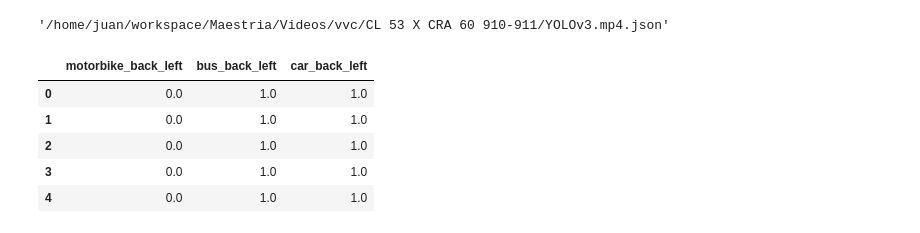
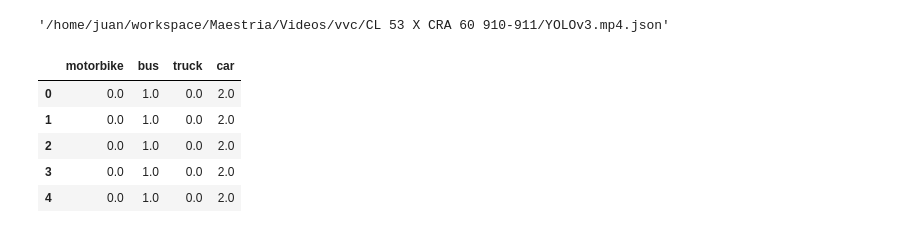
Before and after one commit to vvc-unal/vvc, a Jupyter notebook: notebooks/Results.ipynb, the cells around one changed output. Saved outputs shown, nothing was run; the diff lists cells and outputs as text; code cells hidden in the pictures.

```diff
--- a/notebooks/Results.ipynb
+++ b/notebooks/Results.ipynb
@@ -81,40 +84,40 @@ def counts_cvat_to_df(in_file):
             for box in track:
                 frame_id = box.get('frame')
                 if not frame_id in test_annotations:
                     test_annotations[frame_id] = {}
                     v_type = None
                     lr_side = None
                     fb_side = None
                 for attribute in box:
                     if attribute.get('name') == 'type':
                         v_type = attribute.text
                     elif attribute.get('name') == 'LR_side':
                         lr_side = attribute.text
                     elif attribute.get('name') == 'FB_side':
                         fb_side = attribute.text if attribute.text != '__undefined__' else 'back'
-                tag = v_type + '_' + fb_side + '_' + lr_side
+                tag = v_type #+ '_' + fb_side + '_' + lr_side
 
                 if not tag in test_annotations[frame_id]:
                     test_annotations[frame_id][tag] = 0
                 test_annotations[frame_id][tag] += 1
 
 
     df = pd.DataFrame.from_dict(test_annotations, orient='index')
     df = df.fillna(0)
     df = df.set_index(pd.to_numeric(df.index))
     df = df.sort_index(kind='mergesort')
 
     return df
 
 test = counts_cvat_to_df(test_file)
 test.iloc[:].head()
 # %% [output]
-|  | motorbike_back_left | bus_back_left | car_back_left |
-| 0 | 0.0 | 1.0 | 1.0 |
-| 1 | 0.0 | 1.0 | 1.0 |
-| 2 | 0.0 | 1.0 | 1.0 |
-| 3 | 0.0 | 1.0 | 1.0 |
-| 4 | 0.0 | 1.0 | 1.0 |
+|  | motorbike | bus | truck | car |
+| 0 | 0.0 | 1.0 | 0.0 | 2.0 |
+| 1 | 0.0 | 1.0 | 0.0 | 2.0 |
+| 2 | 0.0 | 1.0 | 0.0 | 2.0 |
+| 3 | 0.0 | 1.0 | 0.0 | 2.0 |
+| 4 | 0.0 | 1.0 | 0.0 | 2.0 |
 # %%
 def vvc_to_df(json_file):
     count_summary = {}
```
Also changed, not shown: parts of 10 cells of this notebook.
